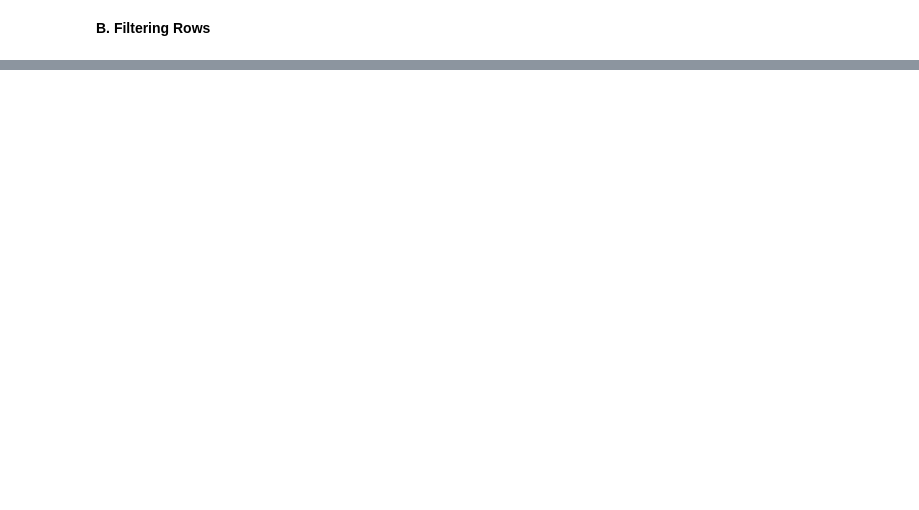
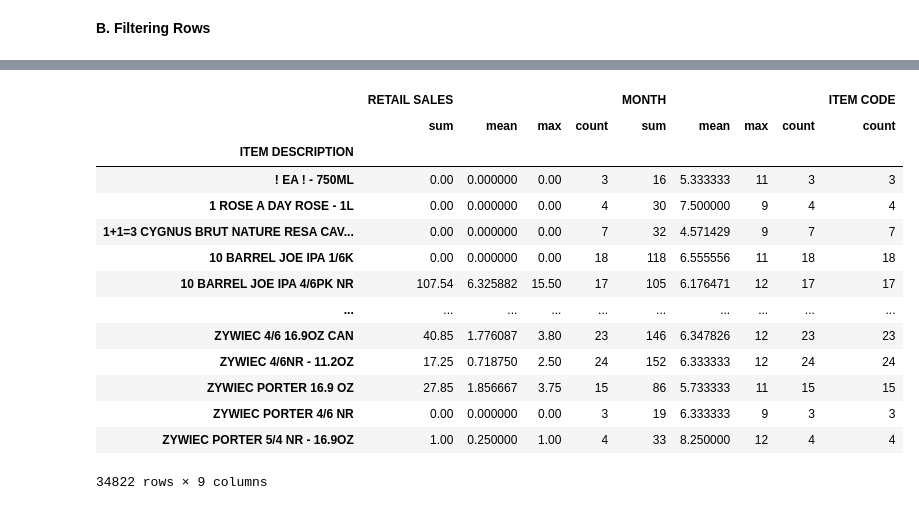
Before and after one commit to QUADRIABUBAKAR/ACCESS-Data-science-assignment, a Jupyter notebook: Week_2_Session_3;_Data_Handling_1_Assignment.ipynb, the cells around one changed output, grey strips where cells are left out. Saved outputs shown, nothing was run; the diff lists cells and outputs as text; code cells hidden in the pictures; blank space fills up the shorter version.

```diff
--- a/Week_2_Session_3;_Data_Handling_1_Assignment.ipynb
+++ b/Week_2_Session_3;_Data_Handling_1_Assignment.ipynb
@@ -55,0 +234,22 @@ Display only 2–3 selected columns for those rows.
+# %%
+data_sales.groupby("ITEM DESCRIPTION").agg({
+    "RETAIL SALES":['sum','mean','max','count'],
+    "MONTH":['sum','mean','max','count'],
+    "ITEM CODE":['count'] # 'mean', 'sum', and 'max' are not meaningful for item codes#
+    })
+# %% [output]
+|  | RETAIL SALES |  |  |  | MONTH |  |  |  | ITEM CODE |
+|  | sum | mean | max | count | sum | mean | max | count | count |
+| ITEM DESCRIPTION |  |  |  |  |  |  |  |  |  |
+| ! EA ! - 750ML | 0.00 | 0.000000 | 0.00 | 3 | 16 | 5.333333 | 11 | 3 | 3 |
+| 1 ROSE A DAY ROSE - 1L | 0.00 | 0.000000 | 0.00 | 4 | 30 | 7.500000 | 9 | 4 | 4 |
+| 1+1=3 CYGNUS BRUT NATURE RESA CAV... | 0.00 | 0.000000 | 0.00 | 7 | 32 | 4.571429 | 9 | 7 | 7 |
+| 10 BARREL JOE IPA 1/6K | 0.00 | 0.000000 | 0.00 | 18 | 118 | 6.555556 | 11 | 18 | 18 |
+| 10 BARREL JOE IPA 4/6PK NR | 107.54 | 6.325882 | 15.50 | 17 | 105 | 6.176471 | 12 | 17 | 17 |
+| ... | ... | ... | ... | ... | ... | ... | ... | ... | ... |
+| ZYWIEC 4/6 16.9OZ CAN | 40.85 | 1.776087 | 3.80 | 23 | 146 | 6.347826 | 12 | 23 | 23 |
+| ZYWIEC 4/6NR - 11.2OZ | 17.25 | 0.718750 | 2.50 | 24 | 152 | 6.333333 | 12 | 24 | 24 |
+| ZYWIEC PORTER 16.9 OZ | 27.85 | 1.856667 | 3.75 | 15 | 86 | 5.733333 | 11 | 15 | 15 |
+| ZYWIEC PORTER 4/6 NR | 0.00 | 0.000000 | 0.00 | 3 | 19 | 6.333333 | 9 | 3 | 3 |
+| ZYWIEC PORTER 5/4 NR - 16.9OZ | 1.00 | 0.250000 | 1.00 | 4 | 33 | 8.250000 | 12 | 4 | 4 |
+34822 rows × 9 columns
```
Also changed, not shown: parts of 18 cells of this notebook.
